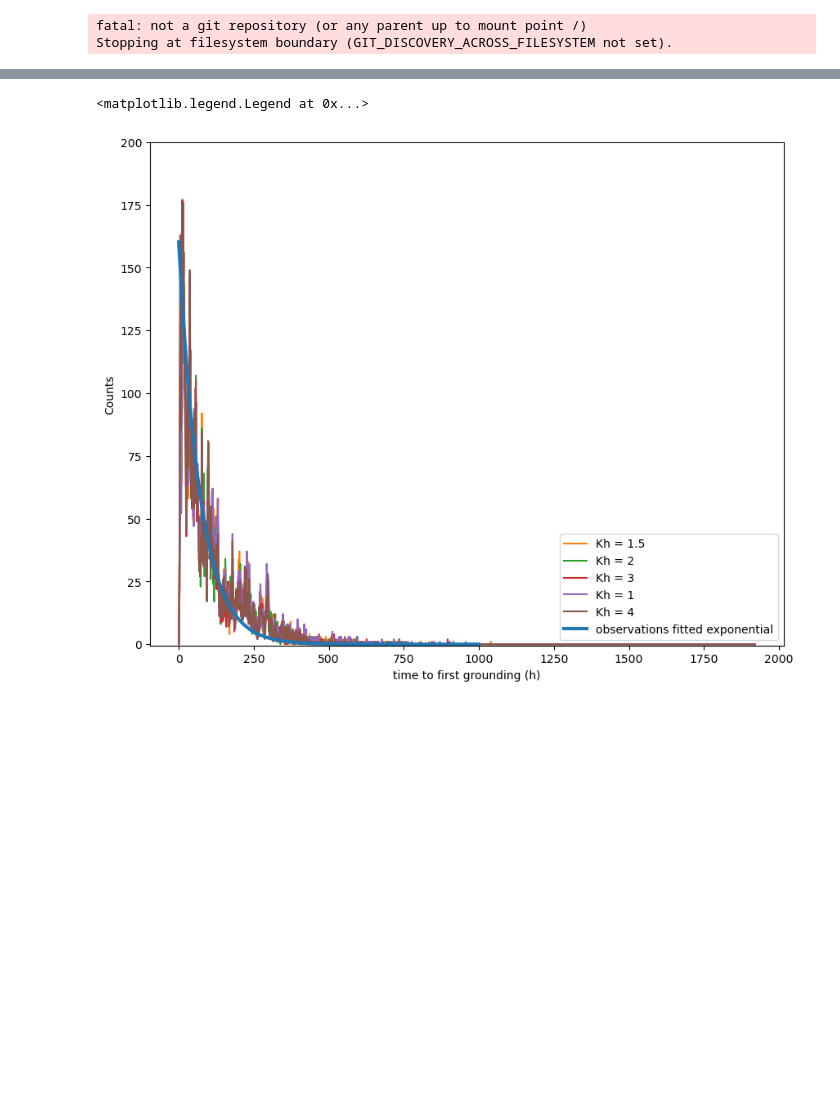
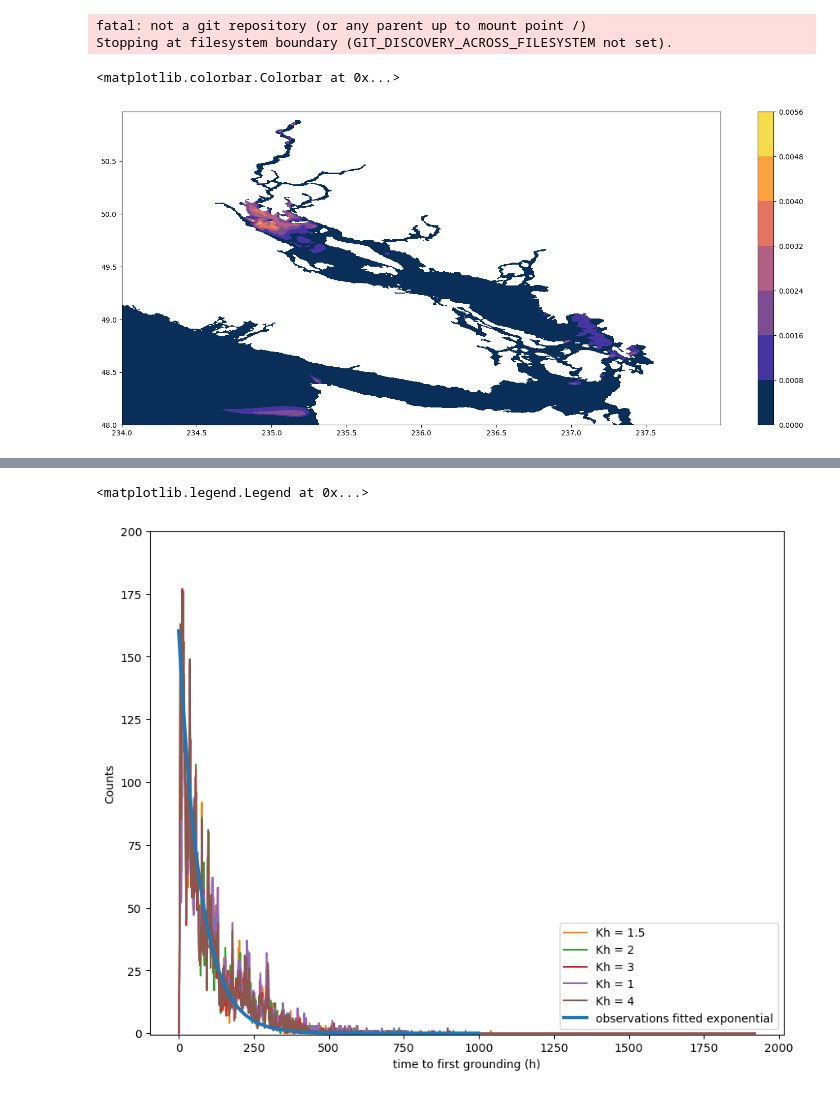
Before and after one commit to SalishSeaCast/analysis-jose, a Jupyter notebook: notebooks/parcels/Remote/Fibres/check_beaching.ipynb, the cells around one changed output, grey strips where cells are left out. Drawn from its saved outputs; the diff is of its cells as text; code cells hidden in the pictures; blank space fills up the shorter version.

```diff
--- a/notebooks/parcels/Remote/Fibres/check_beaching.ipynb
+++ b/notebooks/parcels/Remote/Fibres/check_beaching.ipynb
@@ -27,12 +27,41 @@ def time_prob(x0,k):
     tmin = (x0**2/(4*k))/86400
     tmax = ((((x0+(285*k))/0.4)**2)/(np.pi*k))//86400
     return tmin,tmax
+# %%
+def get_WW3_path(date):
+    """Construct WW3 results path given the date
+    e.g., /opp/wwatch3/nowcast/SoG_ww3_fields_YYYYMMDD_YYYYMMDD.nc
+    :arg date: date of WW3 record
+    :type date: :py:class:`datetime.datetime`
+    :returns: WW3 path
+    :rtype: str
+    """
+    # Make WW3 path
+    path = '/opp/wwatch3/hindcast'
+    datestr = [date.strftime(fmt) for fmt in ('%d%b%y', '%Y%m%d_%Y%m%d')]
+    path = os.path.join(path, datestr[0].lower(), f'SoG_ww3_fields_{datestr[1]}.nc')
+    if not os.path.exists(path):
+        raise ValueError(f"No WW3 record found for the specified date {date.strftime('%Y-%b-%d')}")
+
+    return path
 # %%
 # Define paths
 local = 0 #Set to 0 when working on server
 paths = path(local)
 coords = xr.open_dataset(paths['coords'], decode_times=False)
 mask = xr.open_dataset(paths['mask'])
+# %%
+wcc = xr.open_dataset(get_WW3_path(datetime(2018,12,20))).wcc
+
+fig,ax = plt.subplots(1,1,figsize=(19, 8))
+#ax = plt.axes(xlim=(-127,-121),ylim=(46.8,51.2))
+cc = ax.contourf(wcc.longitude, wcc.latitude, wcc[0,:,:],cmap=cmocean.cm.thermal,linewidths=0.1)
+plt.colorbar(cc)
+#ax.contourf(coords.nav_lon, coords.nav_lat, mask.tmask[0, 0, ...], levels=[-0.01, 0.01], colors='#f0f0f5')
+#ax.contour(coords.nav_lon, coords.nav_lat, mask.tmask[0, 0, ...], levels=[-0.01, 0.01], colors='k')
+# %% [output]
+<matplotlib.colorbar.Colorbar at 0x...>
+[figure, added]
 # %%
 config='/home/jvalenti/MOAD/analysis-jose/OParcels/Beach.yaml'
 param = load_config1(config)
```
Also changed, not shown: parts of 7 cells of this notebook, 7 other files.
